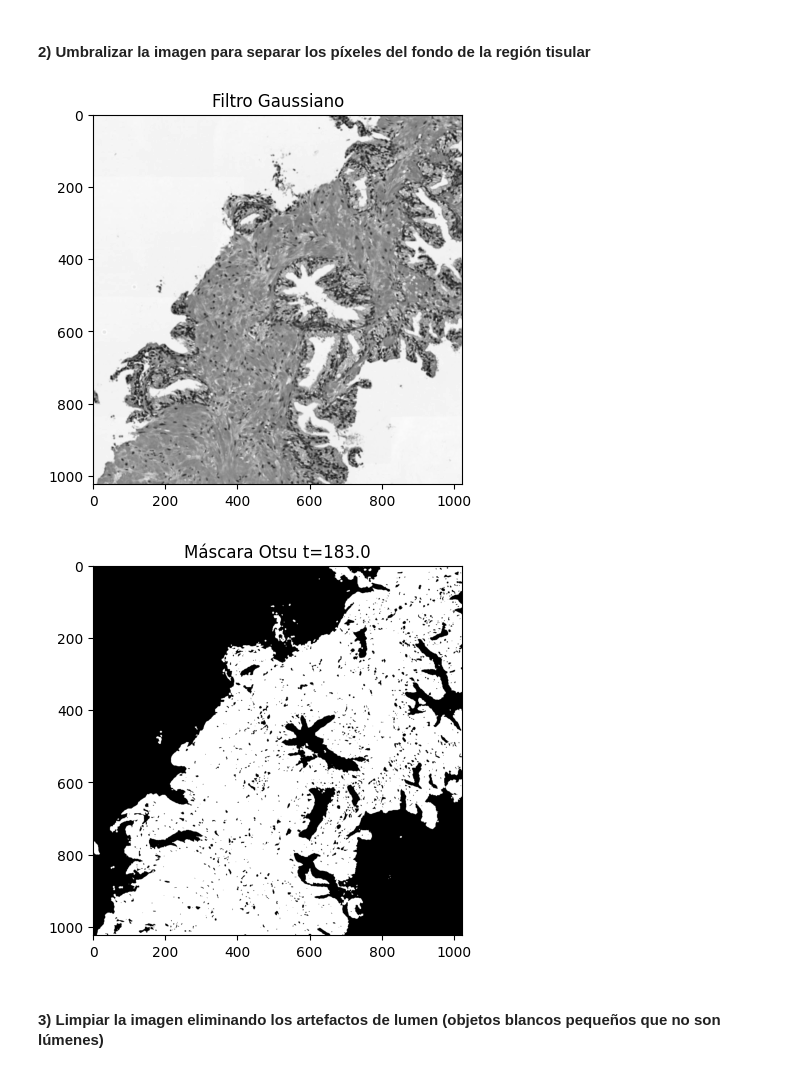
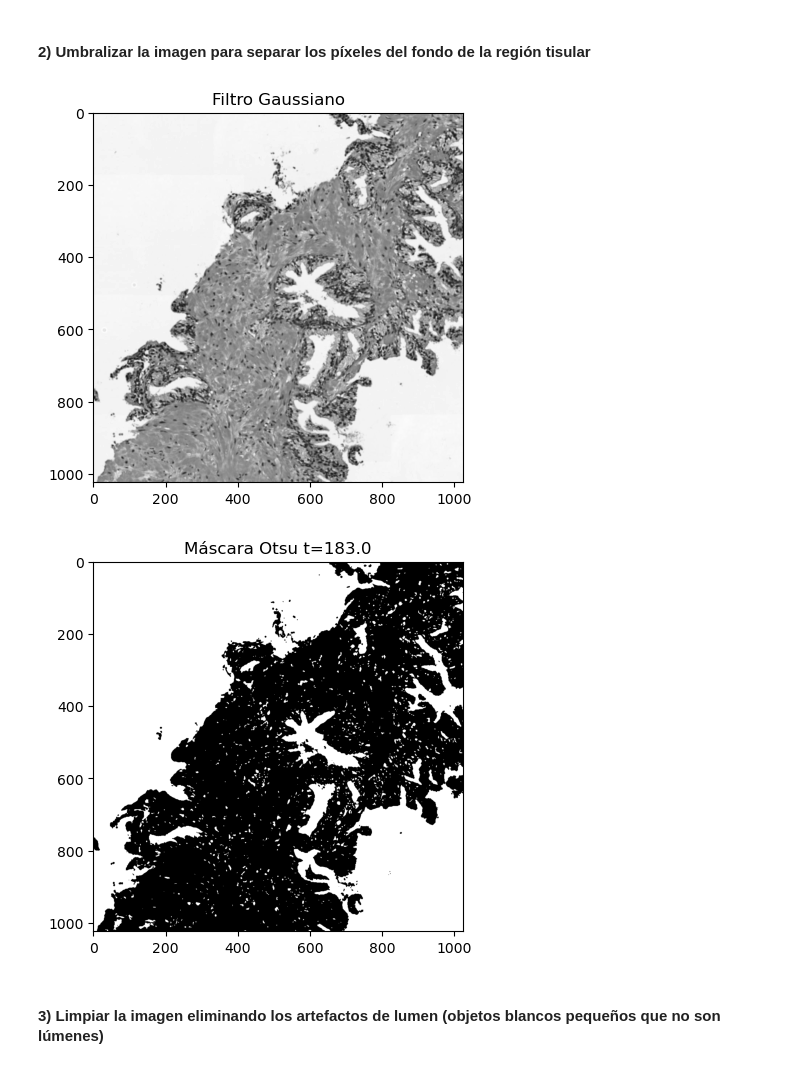
Before and after one commit to Astolfo2332/VIU_act, a Jupyter notebook: supervisado/Actividad_Computer_Vision_C1_Miguel_Lopez_Velez.ipynb, the cells around one changed output. Saved outputs shown, nothing was run; the diff lists cells and outputs as text; code cells hidden in the pictures.

```diff
--- a/supervisado/Actividad_Computer_Vision_C1_Miguel_Lopez_Velez.ipynb
+++ b/supervisado/Actividad_Computer_Vision_C1_Miguel_Lopez_Velez.ipynb
@@ -80,27 +80,27 @@ plt.show()
 # %%
 # Aplicar un filtro gaussiano de tamaño 5x5 y después utilizar el método de Otsu de manera que
 # los píxeles correspondientes al lumen y al background de la imagen sean 1s y el resto de los píxeles tengan un valor de 0.
 # Nota: Recordar que el método de Otsu requiere como input una imagen en el rango [0-255] en formato "uint8".
 # Visualizar la máscara resultante
 
 from cv2 import GaussianBlur
 
 gauss = GaussianBlur(img, (5, 5), 0)
 
 plt.title('Filtro Gaussiano')
 plt.imshow(gauss, cmap='gray')
 plt.show()
 
 t, mask = cv2.threshold(gauss, 0, 1,cv2.THRESH_OTSU)
 #Se convierte a boleano
-mask = ~mask // 255 == 1
+mask = mask == 1
 
 plt.title('Máscara Otsu t=' + str(t))
 plt.imshow(mask, cmap='gray')
 plt.show()
 # %% [output]
-[figure, old version]
+[figure, new version]
-[figure, old version]
+[figure, new version]
 # %% [markdown]
 #### 3) Limpiar la imagen eliminando los artefactos de lumen (objetos blancos pequeños que no son lúmenes)
 # %%
```
Also changed, not shown: parts of 10 cells of this notebook.
